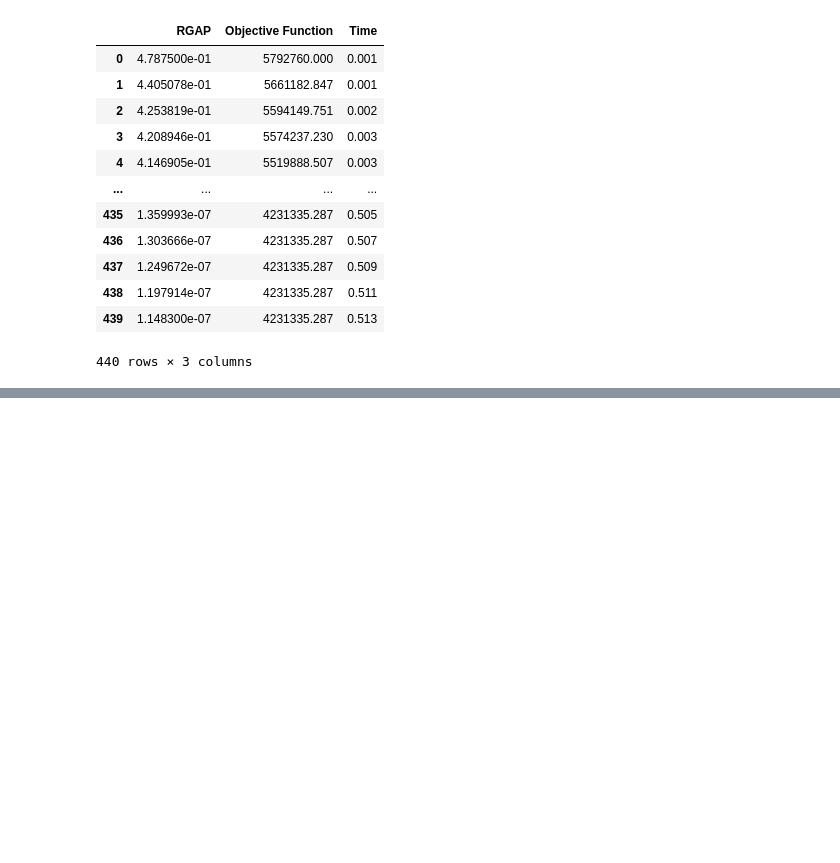
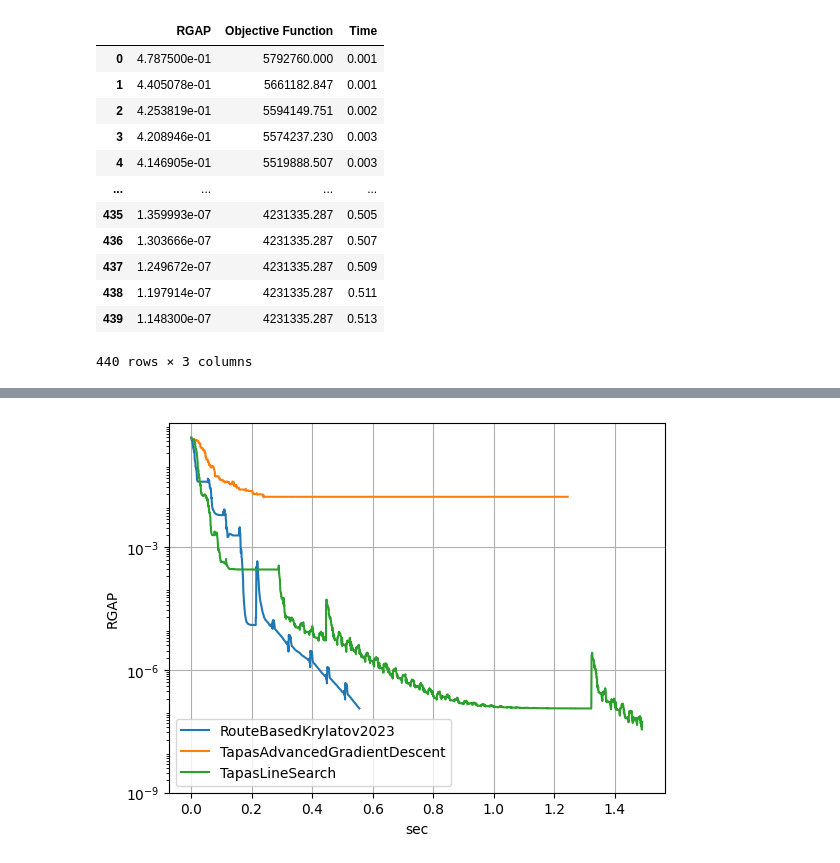
Before and after one commit to baspresso/TrafficAssignmentApproaches, a Jupyter notebook: TrafficAssignmentApproaches/scripts/graphs_plotting.ipynb, the cells around one changed output, grey strips where cells are left out. Saved outputs shown, nothing was run; the diff lists cells and outputs as text; code cells hidden in the pictures; blank space fills up the shorter version.

```diff
--- a/TrafficAssignmentApproaches/scripts/graphs_plotting.ipynb
+++ b/TrafficAssignmentApproaches/scripts/graphs_plotting.ipynb
@@ -63,0 +66,5 @@ plot_datasets_graphs(dataframes, approaches)
+# %%
+dataframes, approaches = get_dataset_info('SiouxFalls')
+plot_datasets_graphs(*get_dataset_info('SiouxFalls'))
+# %% [output]
+[figure, added]
```
Also changed, not shown: parts of 4 cells of this notebook, 11 other files.
